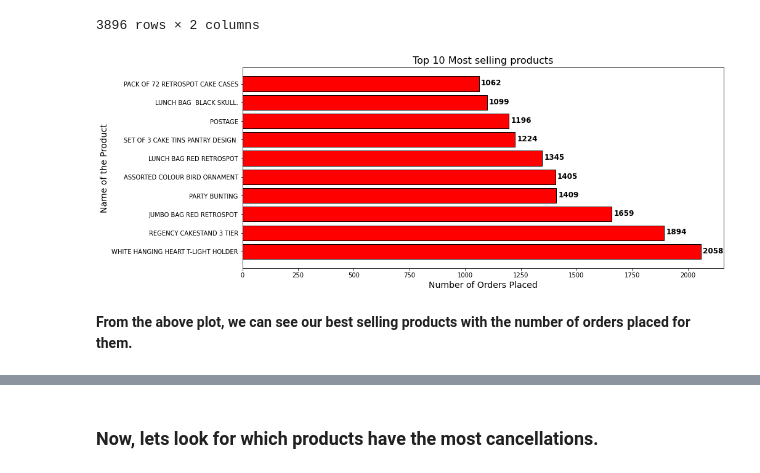
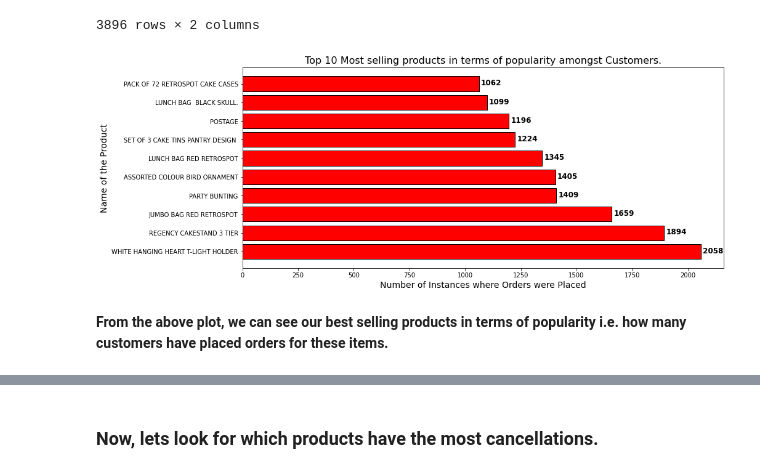
Before and after one commit to gopaljigupta45/Online_Retail_Customer_Segmentation, a Jupyter notebook: Online_Retail_Customer_Segmentation_Capstone_Project_GOPAL_JI_GUPTA_.ipynb, the cells around one changed output, grey strips where cells are left out. Saved outputs shown, nothing was run; the diff lists cells and outputs as text; code cells hidden in the pictures.

```diff
--- a/Online_Retail_Customer_Segmentation_Capstone_Project_GOPAL_JI_GUPTA_.ipynb
+++ b/Online_Retail_Customer_Segmentation_Capstone_Project_GOPAL_JI_GUPTA_.ipynb
@@ -263,21 +264,21 @@ df['Description'].value_counts().reset_index()
 # %%
 # Lets plot top 10 best selling products. we need to store the counts in another df for plotting this.
 product_df = df['Description'].value_counts().reset_index().head(10)
 
 # Now lets plot the top 10 best selling products using a horizontal bar chart.
 fig, ax = plt.subplots(figsize = (14,6))
 graph = plt.barh(product_df['index'],product_df['Description'], color='r', edgecolor='black')
 
 # Setting the title and the x,y labels.
-plt.title('Top 10 Most selling products', fontsize=16)
-plt.xlabel('Number of Orders Placed', fontsize=14)
+plt.title('Top 10 Most selling products in terms of popularity amongst Customers.', fontsize=16)
+plt.xlabel('Number of Instances where Orders were Placed', fontsize=14)
 plt.ylabel('Name of the Product', fontsize=14)
 
 # Annotating each bar for better readability.
 for p in graph.patches:
     width = p.get_width()
     plt.text(55+p.get_width(), p.get_y()+0.55*p.get_height(), '{:1.0f}'.format(width), ha='center', va='center', weight='bold', fontsize=12)
 # %% [output]
-[figure, old version]
+[figure, new version]
 # %% [markdown]
-**From the above plot, we can see our best selling products with the number of orders placed for them.**
+**From the above plot, we can see our best selling products in terms of popularity i.e. how many customers have placed orders for these items.**
```
Also changed, not shown: parts of 60 cells of this notebook.
